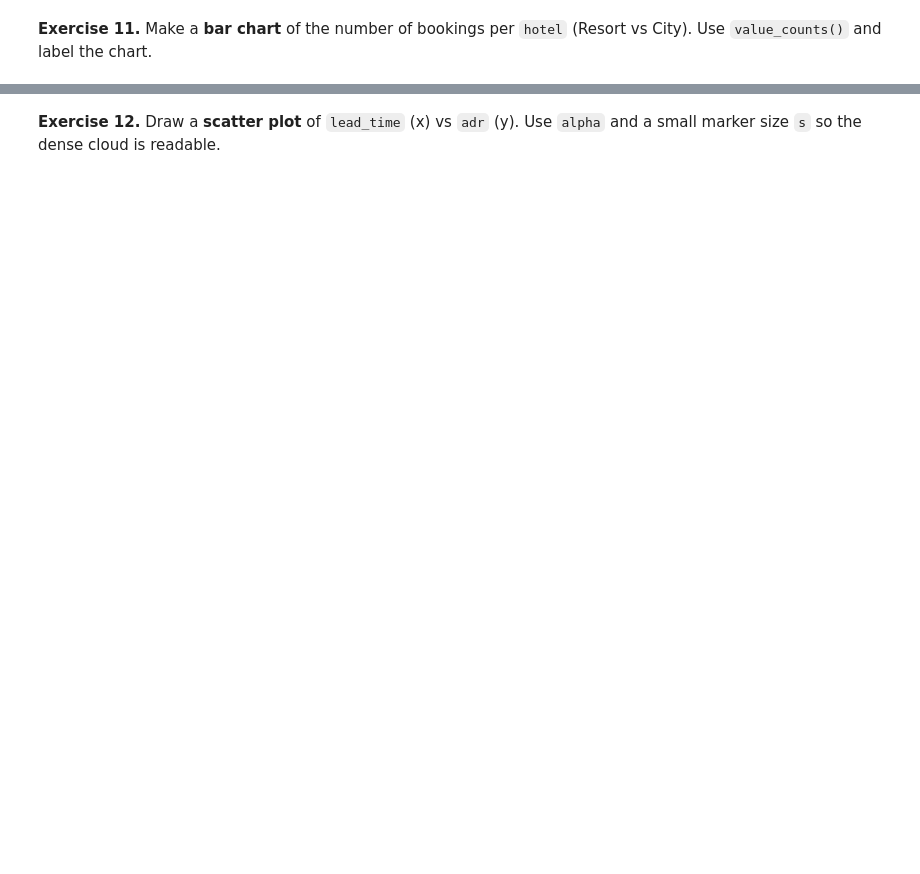
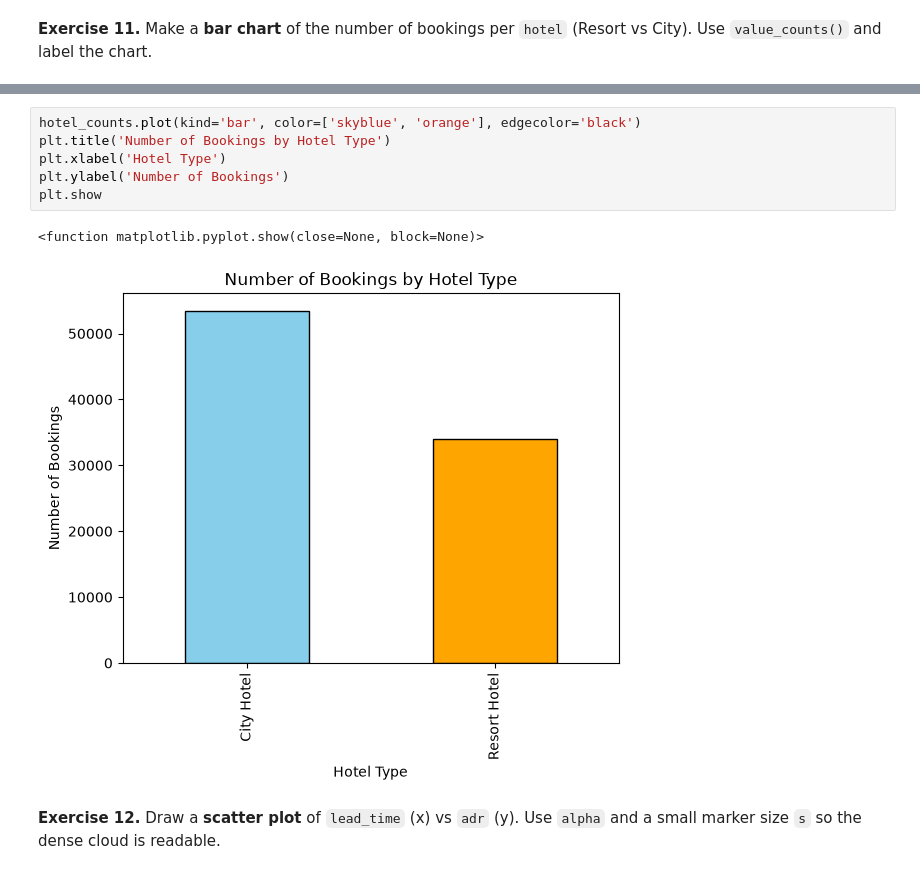
Before and after one commit to khalidalnaqbi1/data-analysis-project, a Jupyter notebook: AI_Builder_Data_analysis/Module_Assignment_Hotel_Bookings.ipynb, the cells around one changed output, grey strips where cells are left out. Saved outputs shown, nothing was run; the diff lists cells and outputs as text; blank space fills up the shorter version.

```diff
--- a/AI_Builder_Data_analysis/Module_Assignment_Hotel_Bookings.ipynb
+++ b/AI_Builder_Data_analysis/Module_Assignment_Hotel_Bookings.ipynb
@@ -301,3 +357,12 @@ total_guest=
+# %%
+hotel_counts.plot(kind='bar', color=['skyblue', 'orange'], edgecolor='black')
+plt.title('Number of Bookings by Hotel Type')
+plt.xlabel('Hotel Type')
+plt.ylabel('Number of Bookings')
+plt.show
+# %% [output]
+<function matplotlib.pyplot.show(close=None, block=None)>
+[figure, added]
 # %% [markdown]
 **Exercise 12.** Draw a **scatter plot** of `lead_time` (x) vs `adr` (y). Use `alpha` and a small marker size `s` so the dense cloud is readable.
 # %%
```
Also changed, not shown: parts of 20 cells of this notebook.
